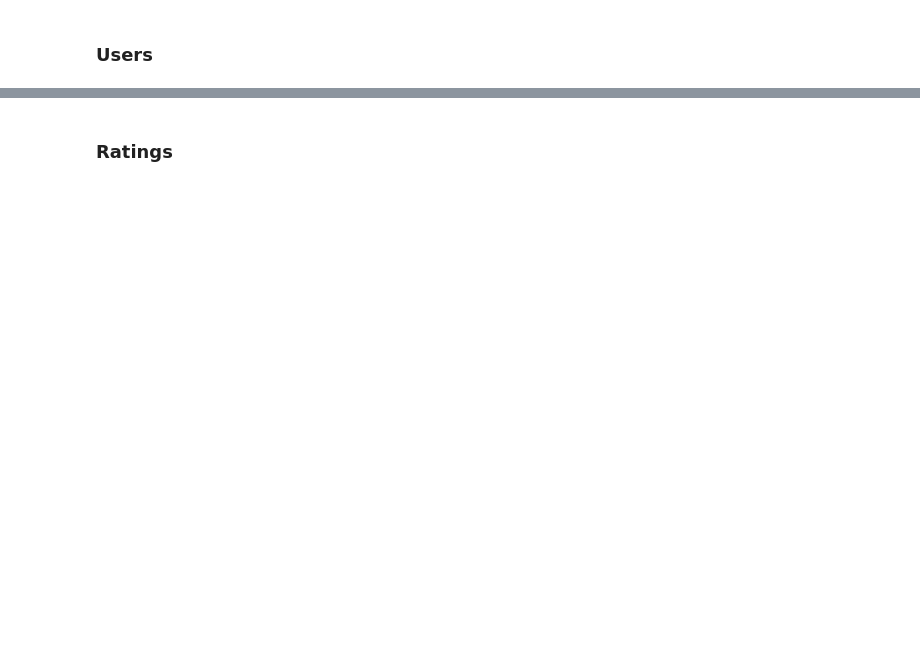
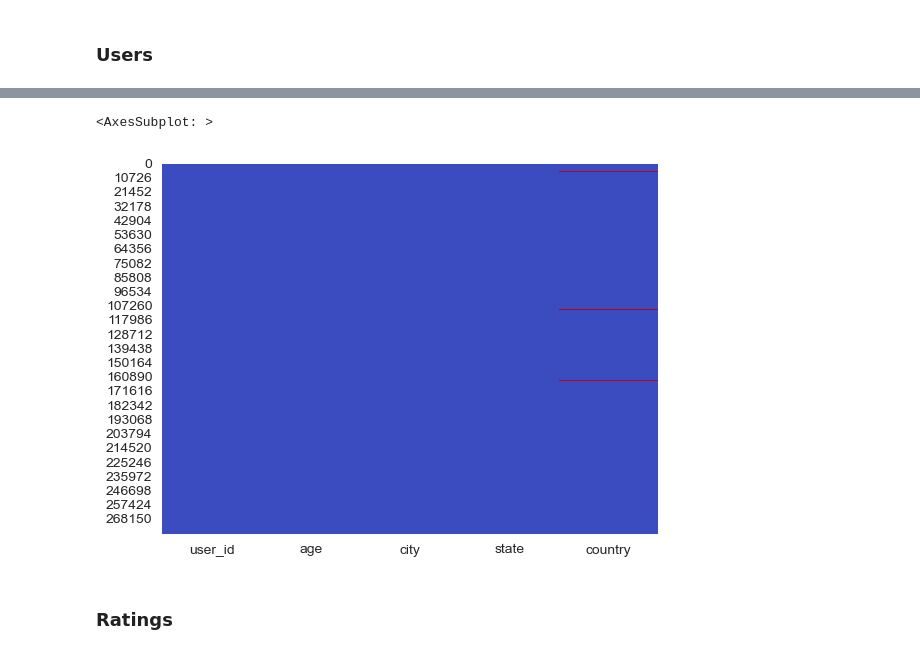
Before and after one commit to fichtnerma/Recommender, a Jupyter notebook: data-normalization.ipynb, the cells around one changed output, grey strips where cells are left out. Drawn from its saved outputs; the diff is of its cells as text; code cells hidden in the pictures; blank space fills up the shorter version.

```diff
--- a/data-normalization.ipynb
+++ b/data-normalization.ipynb
@@ -98,3 +116,8 @@ USERS DATA DESCRIBE
+# %%
+sns.heatmap(users.isnull(), cbar = False, cmap='coolwarm')
+# %% [output]
+<AxesSubplot: >
+[figure, added]
 # %% [markdown]
 ### Ratings
 # %%
```
Also changed, not shown: parts of 19 cells of this notebook, 6 other files.
